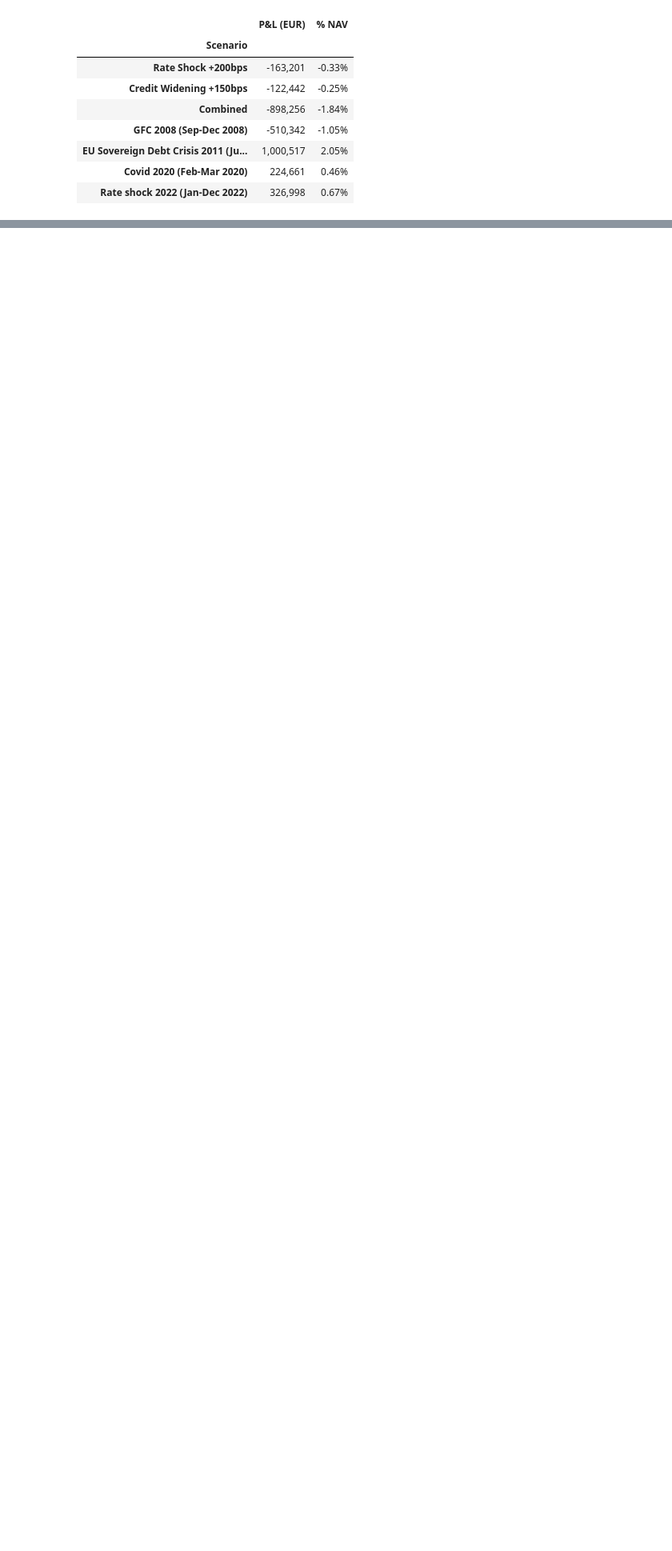
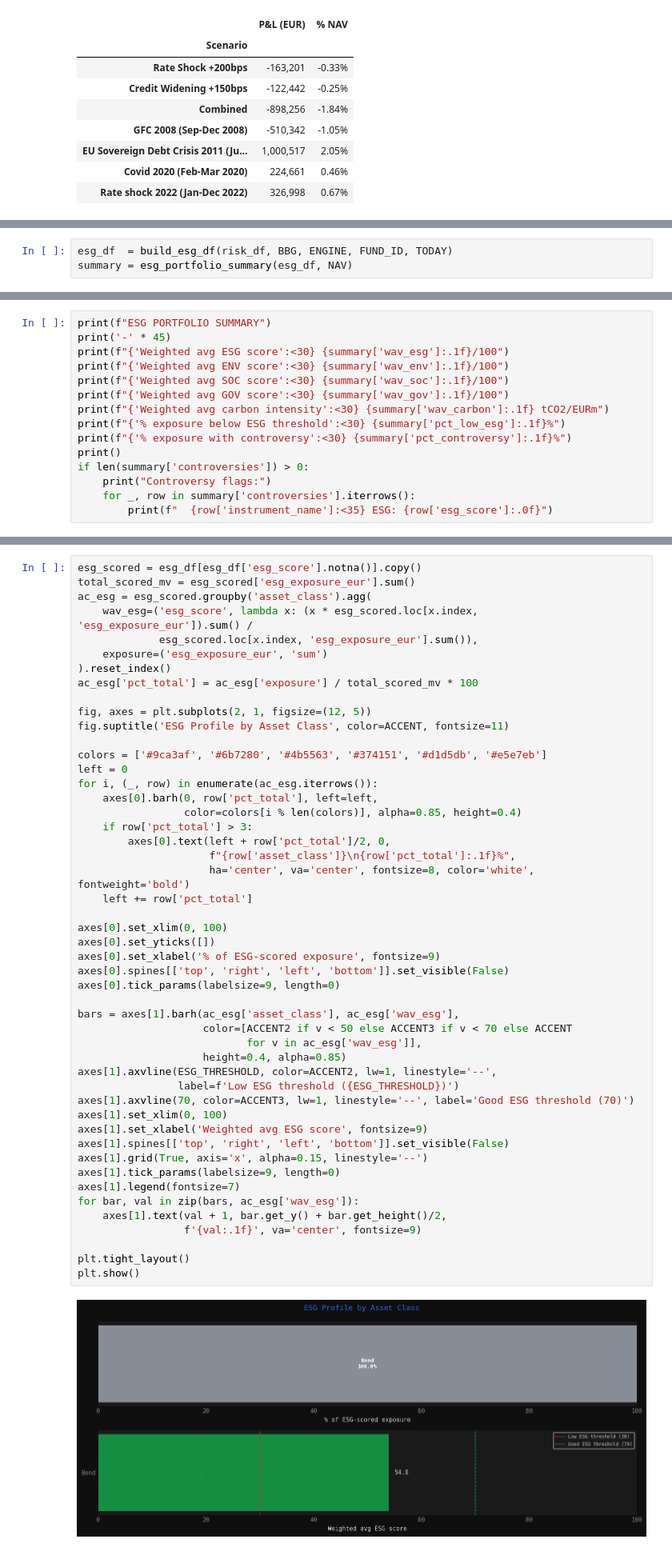
Before and after one commit to mrspatbile/fund-risk-workflow, a Jupyter notebook: notebooks/aifm_private_debt.ipynb, the cells around one changed output, grey strips where cells are left out. Shown at 80% size. Cells and saved outputs as stored; diff of their text form; blank space fills up the shorter version.

Commit message:
MRS-63: Apply ESG risk indicators to hedge fund and private debt notebooks

```diff
--- a/notebooks/aifm_private_debt.ipynb
+++ b/notebooks/aifm_private_debt.ipynb
@@ -772,0 +816,3 @@ Total                     48,769,000   100.0%
+# %%
+esg_df  = build_esg_df(risk_df, BBG, ENGINE, FUND_ID, TODAY)
+summary = esg_portfolio_summary(esg_df, NAV)
@@ -772,0 +852,15 @@ Total                     48,769,000   100.0%
+# %%
+print(f"ESG PORTFOLIO SUMMARY")
+print('-' * 45)
+print(f"{'Weighted avg ESG score':<30} {summary['wav_esg']:.1f}/100")
+print(f"{'Weighted avg ENV score':<30} {summary['wav_env']:.1f}/100")
+print(f"{'Weighted avg SOC score':<30} {summary['wav_soc']:.1f}/100")
+print(f"{'Weighted avg GOV score':<30} {summary['wav_gov']:.1f}/100")
+print(f"{'Weighted avg carbon intensity':<30} {summary['wav_carbon']:.1f} tCO2/EURm")
+print(f"{'% exposure below ESG threshold':<30} {summary['pct_low_esg']:.1f}%")
+print(f"{'% exposure with controversy':<30} {summary['pct_controversy']:.1f}%")
+print()
+if len(summary['controversies']) > 0:
+    print("Controversy flags:")
+    for _, row in summary['controversies'].iterrows():
+        print(f"  {row['instrument_name']:<35} ESG: {row['esg_score']:.0f}")
@@ -772,0 +880,51 @@ Total                     48,769,000   100.0%
+# %%
+esg_scored = esg_df[esg_df['esg_score'].notna()].copy()
+total_scored_mv = esg_scored['esg_exposure_eur'].sum()
+ac_esg = esg_scored.groupby('asset_class').agg(
+    wav_esg=('esg_score', lambda x: (x * esg_scored.loc[x.index, 'esg_exposure_eur']).sum() /
+             esg_scored.loc[x.index, 'esg_exposure_eur'].sum()),
+    exposure=('esg_exposure_eur', 'sum')
+).reset_index()
+ac_esg['pct_total'] = ac_esg['exposure'] / total_scored_mv * 100
+
+fig, axes = plt.subplots(2, 1, figsize=(12, 5))
+fig.suptitle('ESG Profile by Asset Class', color=ACCENT, fontsize=11)
+
+colors = ['#9ca3af', '#6b7280', '#4b5563', '#374151', '#d1d5db', '#e5e7eb']
+left = 0
+for i, (_, row) in enumerate(ac_esg.iterrows()):
+    axes[0].barh(0, row['pct_total'], left=left,
+                 color=colors[i % len(colors)], alpha=0.85, height=0.4)
+    if row['pct_total'] > 3:
+        axes[0].text(left + row['pct_total']/2, 0,
+                     f"{row['asset_class']}\n{row['pct_total']:.1f}%",
+                     ha='center', va='center', fontsize=8, color='white', fontweight='bold')
+    left += row['pct_total']
+
+axes[0].set_xlim(0, 100)
+axes[0].set_yticks([])
+axes[0].set_xlabel('% of ESG-scored exposure', fontsize=9)
+axes[0].spines[['top', 'right', 'left', 'bottom']].set_visible(False)
+axes[0].tick_params(labelsize=9, length=0)
+
+bars = axes[1].barh(ac_esg['asset_class'], ac_esg['wav_esg'],
+                    color=[ACCENT2 if v < 50 else ACCENT3 if v < 70 else ACCENT
+                           for v in ac_esg['wav_esg']],
+                    height=0.4, alpha=0.85)
+axes[1].axvline(ESG_THRESHOLD, color=ACCENT2, lw=1, linestyle='--',
+                label=f'Low ESG threshold ({ESG_THRESHOLD})')
+axes[1].axvline(70, color=ACCENT3, lw=1, linestyle='--', label='Good ESG threshold (70)')
+axes[1].set_xlim(0, 100)
+axes[1].set_xlabel('Weighted avg ESG score', fontsize=9)
+axes[1].spines[['top', 'right', 'left', 'bottom']].set_visible(False)
+axes[1].grid(True, axis='x', alpha=0.15, linestyle='--')
+axes[1].tick_params(labelsize=9, length=0)
+axes[1].legend(fontsize=7)
+for bar, val in zip(bars, ac_esg['wav_esg']):
+    axes[1].text(val + 1, bar.get_y() + bar.get_height()/2,
+                 f'{val:.1f}', va='center', fontsize=9)
+
+plt.tight_layout()
+plt.show()
+# %% [output]
+[figure, added]
```
Also changed, not shown: parts of 3 cells of this notebook, 1 other file.
